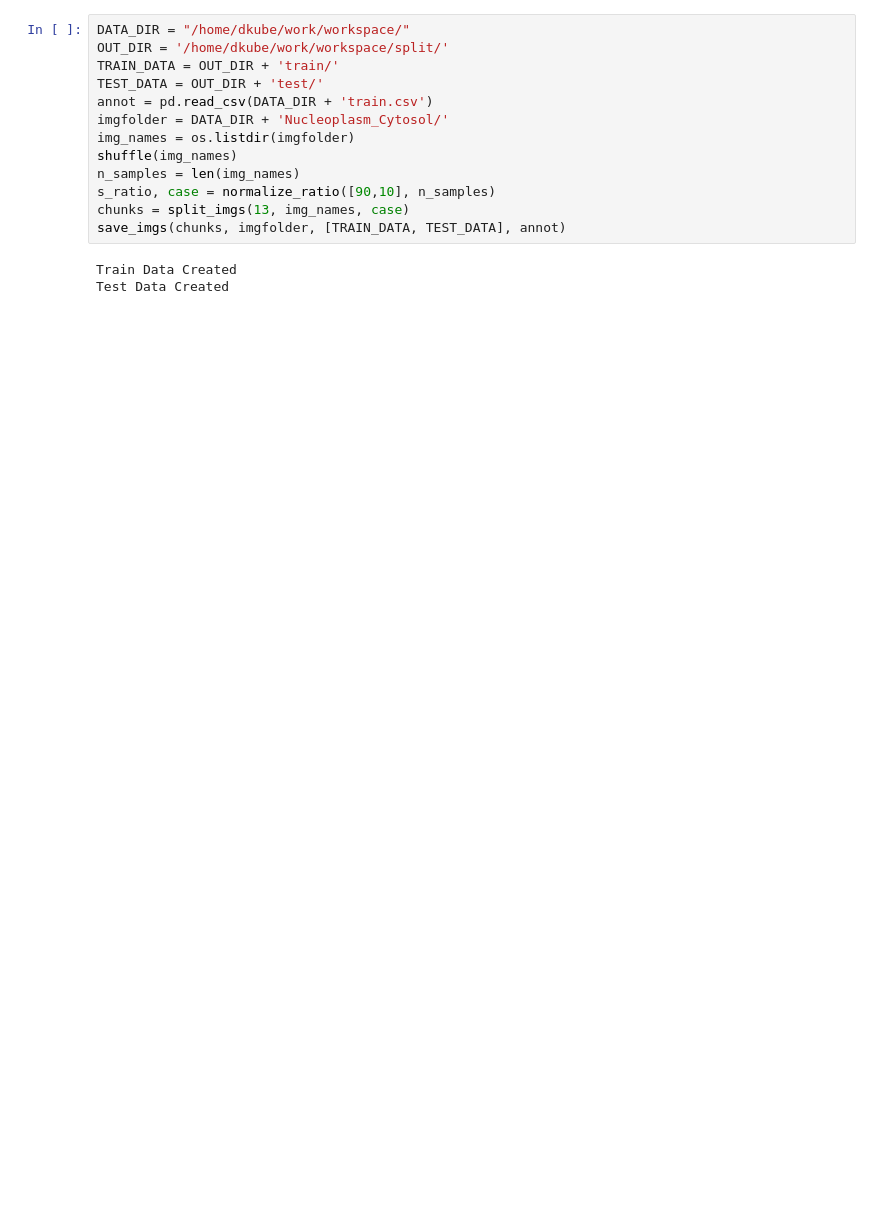
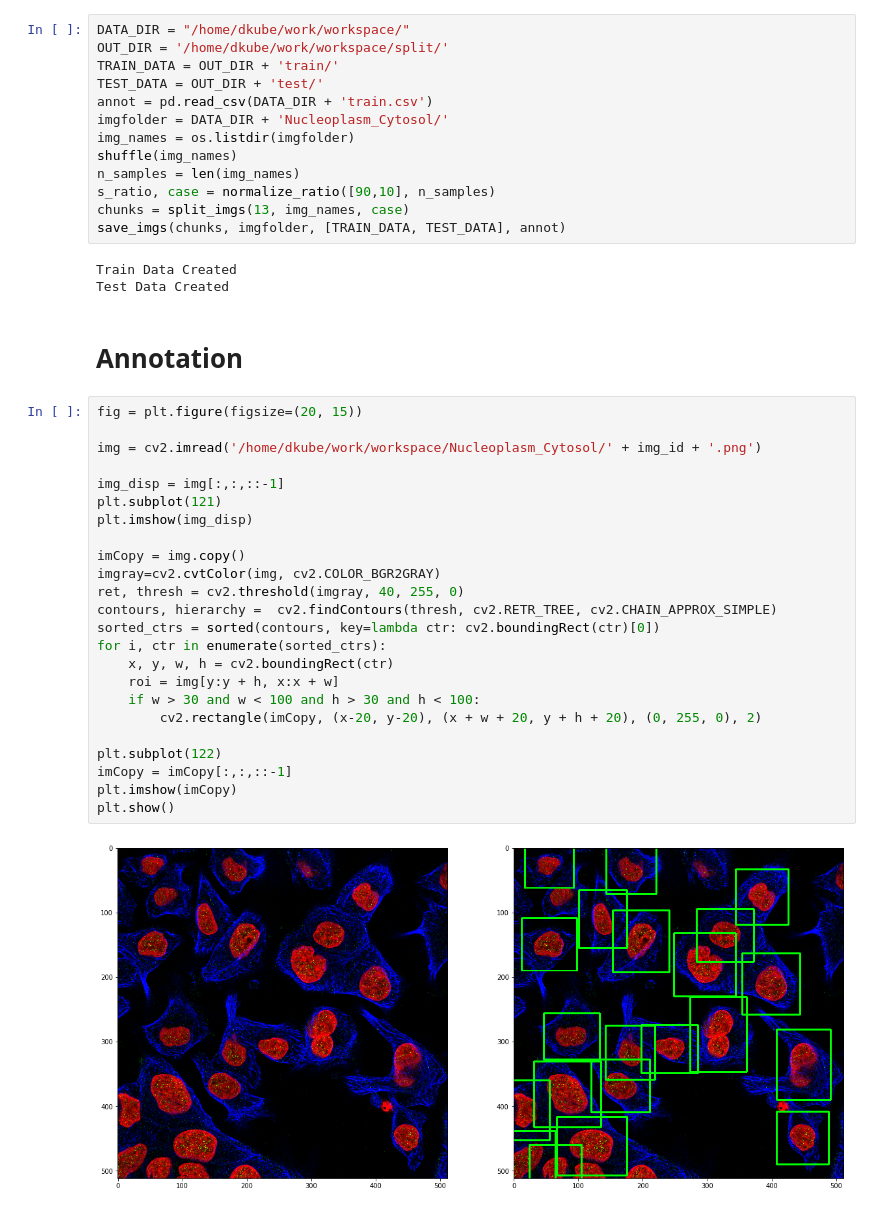
Before and after one commit to riteshkarvaloc/medical-demo, a Jupyter notebook: cell-classification/notebooks/demo-part-1.ipynb, the cells around one changed output. Drawn from its saved outputs; the diff is of its cells as text; blank space fills up the shorter version.

```diff
--- a/cell-classification/notebooks/demo-part-1.ipynb
+++ b/cell-classification/notebooks/demo-part-1.ipynb
@@ -170,3 +210,31 @@ save_imgs(chunks, imgfolder, [TRAIN_DATA, TEST_DATA], annot)
 # %% [output]
 Train Data Created
 Test Data Created
+# %% [markdown]
+# Annotation
+# %%
+fig = plt.figure(figsize=(20, 15))
+
+img = cv2.imread('/home/dkube/work/workspace/Nucleoplasm_Cytosol/' + img_id + '.png')
+
+img_disp = img[:,:,::-1]
+plt.subplot(121)
+plt.imshow(img_disp)
+
+imCopy = img.copy()
+imgray=cv2.cvtColor(img, cv2.COLOR_BGR2GRAY)
+ret, thresh = cv2.threshold(imgray, 40, 255, 0)
+contours, hierarchy =  cv2.findContours(thresh, cv2.RETR_TREE, cv2.CHAIN_APPROX_SIMPLE)
+sorted_ctrs = sorted(contours, key=lambda ctr: cv2.boundingRect(ctr)[0])
+for i, ctr in enumerate(sorted_ctrs):
+    x, y, w, h = cv2.boundingRect(ctr)
+    roi = img[y:y + h, x:x + w]
+    if w > 30 and w < 100 and h > 30 and h < 100:
+        cv2.rectangle(imCopy, (x-20, y-20), (x + w + 20, y + h + 20), (0, 255, 0), 2)
+
+plt.subplot(122)
+imCopy = imCopy[:,:,::-1]
+plt.imshow(imCopy)
+plt.show()
+# %% [output]
+[figure, added]
```
Also changed, not shown: parts of 8 cells of this notebook.
